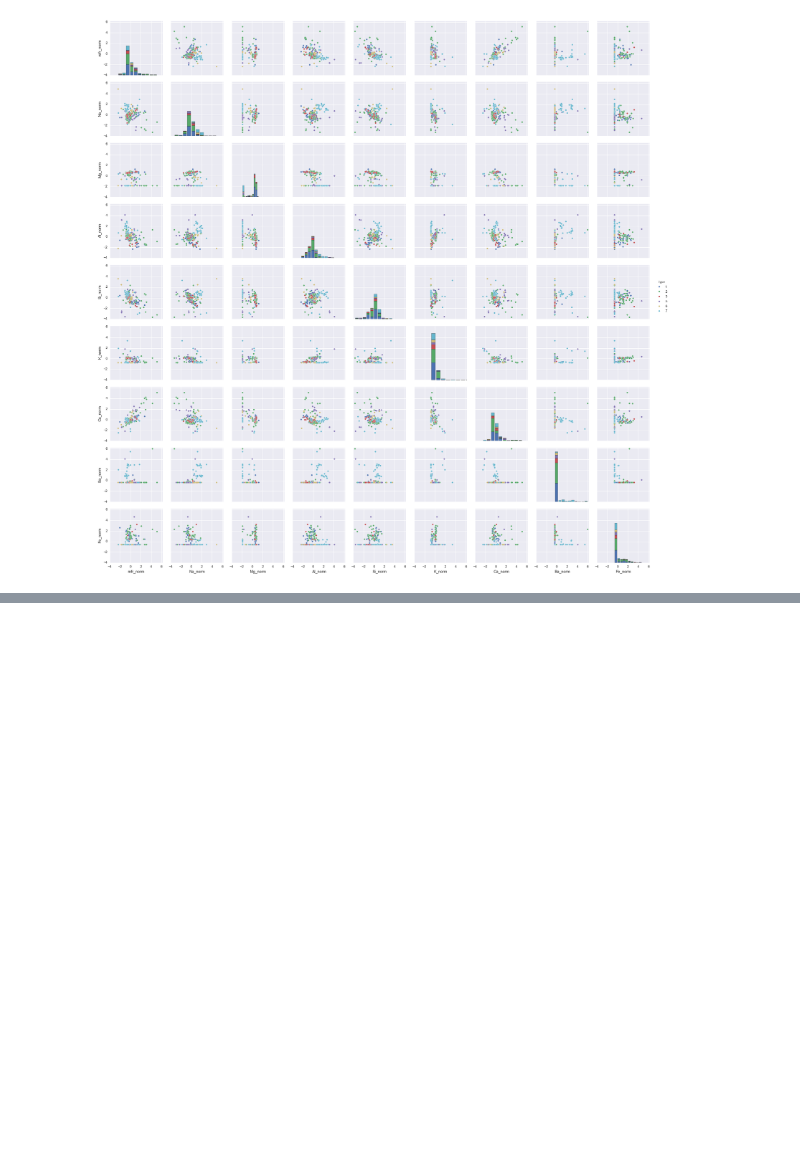
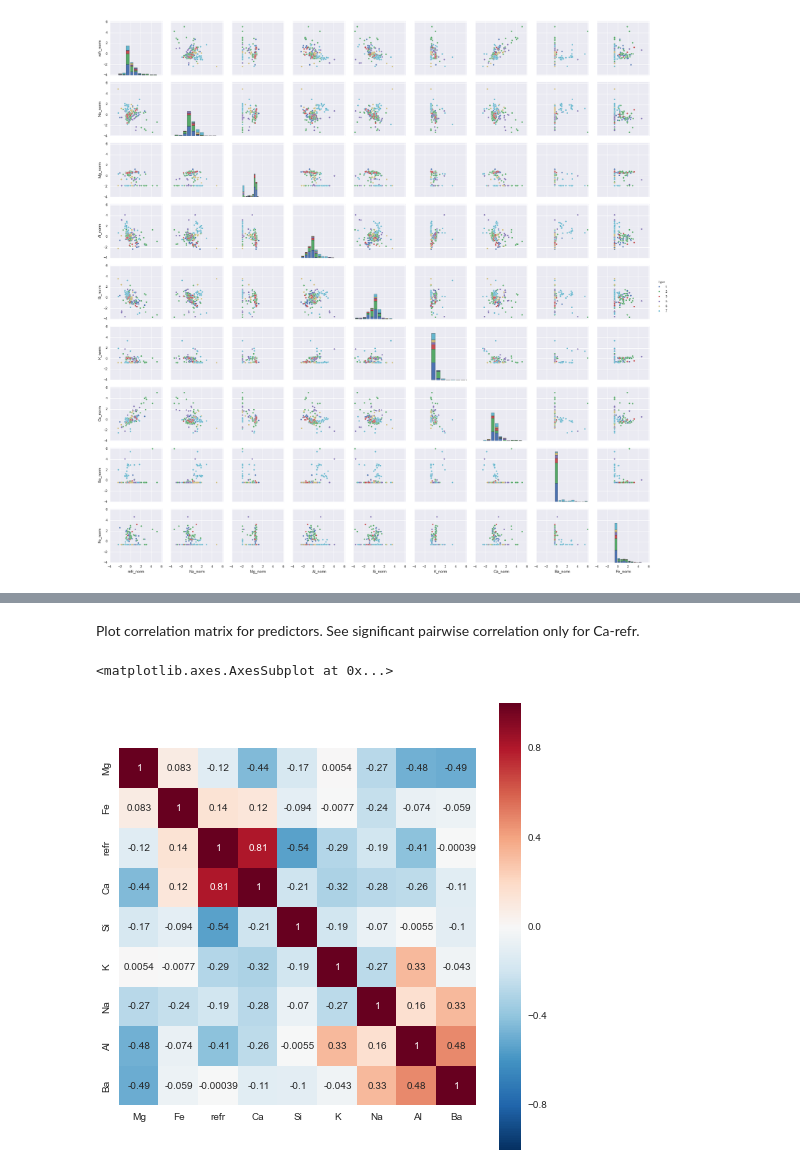
Before and after one commit to dafgar/apm, a Jupyter notebook: ch3.ipynb, the cells around one changed output, grey strips where cells are left out. Cells and saved outputs as stored; diff of their text form; code cells hidden in the pictures; blank space fills up the shorter version.

```diff
--- a/ch3.ipynb
+++ b/ch3.ipynb
@@ -98,0 +131,11 @@ g.set(xlim=(-4, 6.2), ylim=(-4, 6.2))
+# %% [markdown]
+Plot correlation matrix for predictors. See significant pairwise correlation only for Ca-refr.
+# %%
+corr_mat = glass_data[predictors].corr()
+corr_mat = mlib.cluster_corr_matrix(corr_mat)
+
+plt.figure(figsize=(8,8))
+sns.heatmap(corr_mat, annot=True, square=True)
+# %% [output]
+<matplotlib.axes.AxesSubplot at 0x...>
+[figure, added]
```
Also changed, not shown: parts of 9 cells of this notebook.
